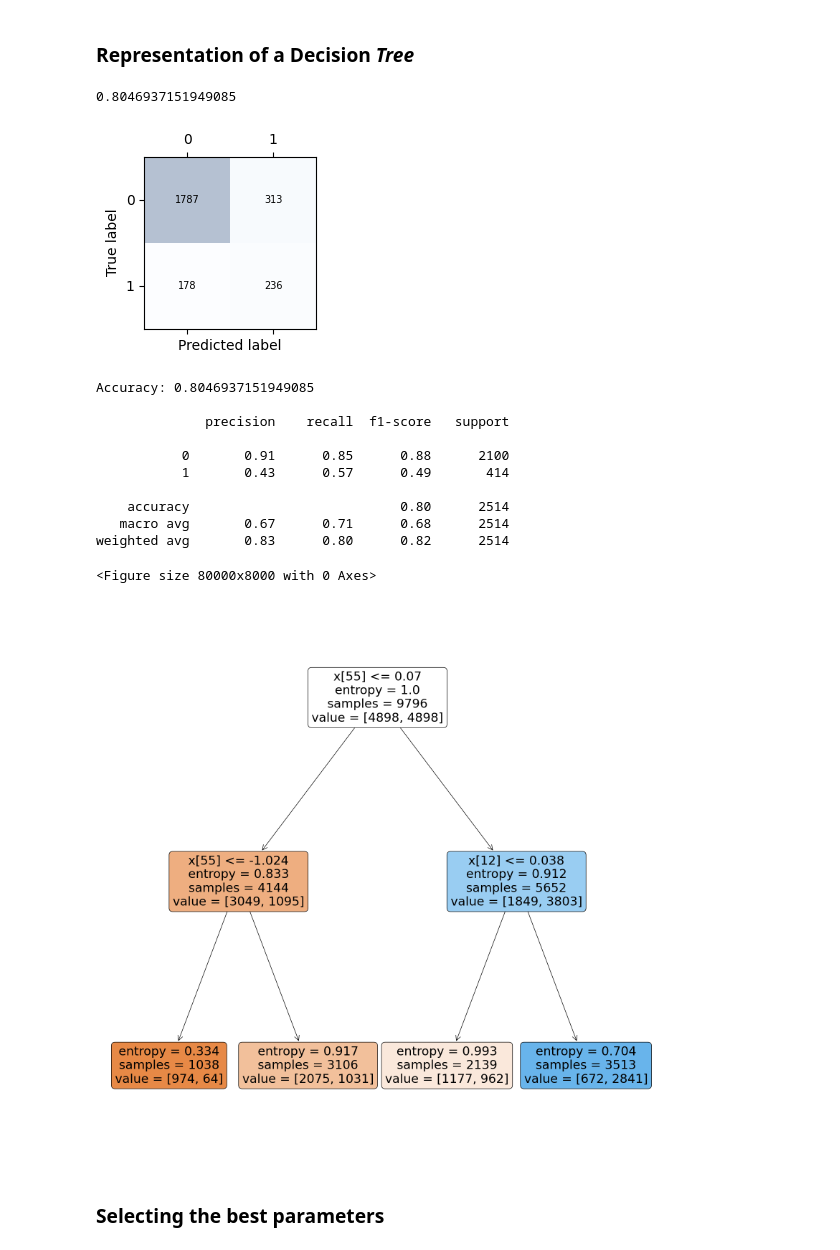
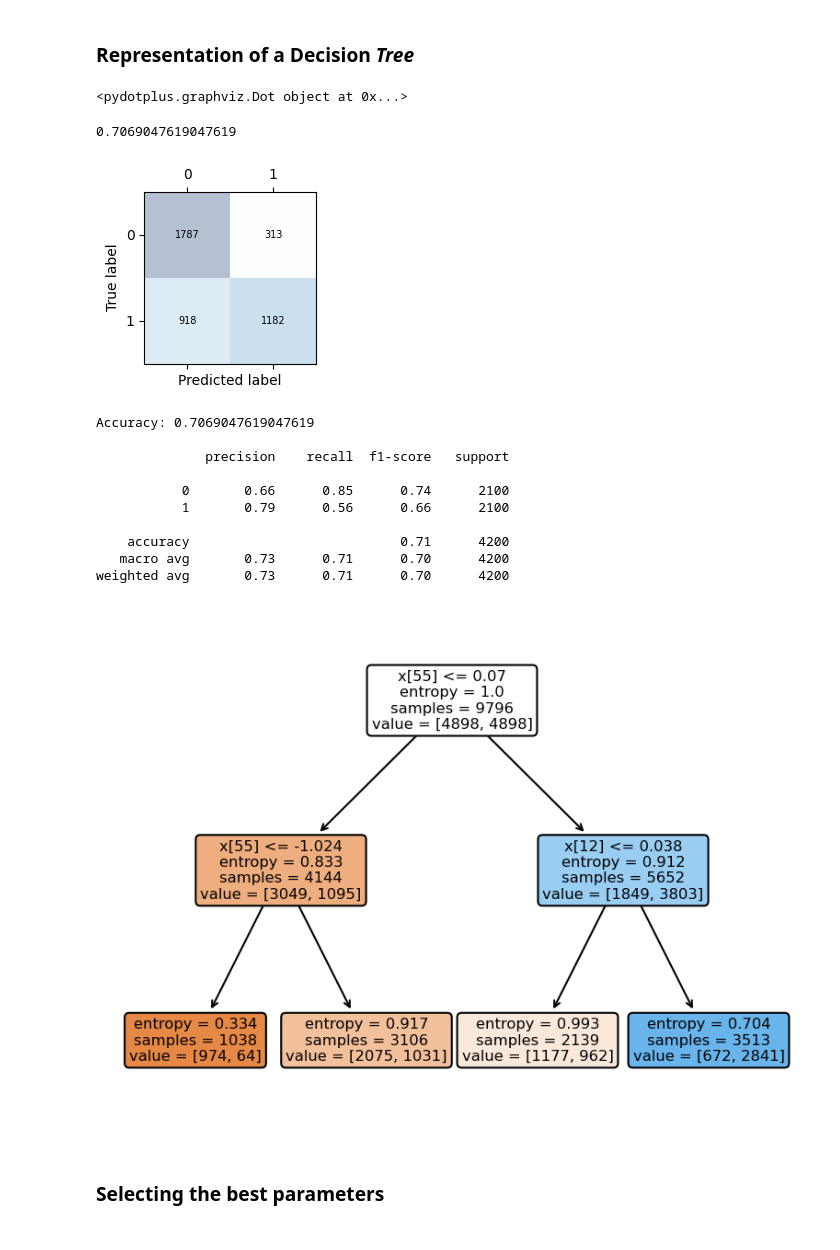
Before and after one commit to Lvago/MD_D1_3_12, a Jupyter notebook: Projecte2/Decision_trees.ipynb, the cells around one changed output. Drawn from its saved outputs; the diff is of its cells as text; code cells hidden in the pictures.

Commit message:
Finish decision tree

```diff
--- a/Projecte2/Decision_trees.ipynb
+++ b/Projecte2/Decision_trees.ipynb
@@ -77,15 +84,17 @@ X_test = scaler.transform(X_test)
 # %% [markdown]
 ### Balance dataset
 # %%
-# Assuming X_train and y_train are your training data
+#Balance the dataset
+
 ros = RandomOverSampler(random_state=42)
-X_resampled, y_resampled = ros.fit_resample(X_train, y_train)
+X_train_resampled, y_train_resampled = ros.fit_resample(X_train, y_train)
+X_test_resampled, y_test_resampled = ros.fit_resample(X_test, y_test)
 
 # Train your model using the balanced dataset
 clf = GaussianNB()
-clf.fit(X_resampled, y_resampled)
+clf.fit(X_train_resampled, y_train_resampled)
 
 # Make predictions
-y_pred = clf.predict(X_test)
+y_pred = clf.predict(X_test_resampled)
 
-print('Classification Report:\n', classification_report(y_test, y_pred))
+#print('Classification Report:\n', classification_report(y_test_resampled, y_pred))
@@ -256,45 +267,76 @@ Accuracy: 1.0
 # %% [markdown]
 ### Representation of a Decision *Tree*
+# %%
+import pydotplus
+from sklearn.datasets import load_iris
+from sklearn import tree
+import collections
+
+
+dot_data = tree.export_graphviz(clf,
+                                out_file=None,
+                                filled=True,
+                                rounded=True)
+graph = pydotplus.graph_from_dot_data(dot_data)
+
+colors = ('brown', 'forestgreen','blue')
+edges = collections.defaultdict(list)
+
+for edge in graph.get_edge_list():
+    edges[edge.get_source()].append(int(edge.get_destination()))
+
+for edge in edges:
+    edges[edge].sort()
+    for i in range(2):
+        dest = graph.get_node(str(edges[edge][i]))[0]
+        dest.set_fillcolor(colors[i])
+
+print(graph)
+# %% [output]
+<pydotplus.graphviz.Dot object at 0x...>
 # %%
+X_train = X_train_resampled
+y_train = y_train_resampled
+X_test = X_test_resampled
+y_test = y_test_resampled
+
 clf = DecisionTreeClassifier(
     criterion = "entropy",
     min_samples_split = 4,
     min_impurity_decrease = 0.02
 )
 clf = clf.fit(X_train, y_train)
 prediction = clf.predict(X_test)
 
 # Obtain accuracy score of learned classifier on test data
 print(clf.score(X_test, y_test))
 
 confmat = sklearn.metrics.confusion_matrix(y_test, prediction)
 prettyConfusionMatrix(confmat)
 
 print(f"\nAccuracy: {accuracy_score(y_test, prediction)}\n")
 
 print(classification_report(y_test, prediction))
 epsilon = accuracy_score(y_test, prediction)
 
 fig = plt.gcf()
-fig.set_size_inches(800, 80)
-plt.figure(figsize=(20,20))
-plot_tree(clf, filled=True,rounded=True)
-#fig.savefig('tree.png')
+fig.set_dpi(150)
+tree.plot_tree(clf, filled=True,rounded=True)
+fig.savefig('tree.png')
 plt.show()
 # %% [output]
-0.8046937151949085
+0.7069047619047619
-[figure, old version]
+[figure, new version]
-Accuracy: 0.8046937151949085
+Accuracy: 0.7069047619047619
 
               precision    recall  f1-score   support
 
-           0       0.91      0.85      0.88      2100
-           1       0.43      0.57      0.49       414
+           0       0.66      0.85      0.74      2100
+           1       0.79      0.56      0.66      2100
 
-    accuracy                           0.80      2514
-   macro avg       0.67      0.71      0.68      2514
-weighted avg       0.83      0.80      0.82      2514
+    accuracy                           0.71      4200
+   macro avg       0.73      0.71      0.70      4200
+weighted avg       0.73      0.71      0.70      4200
-<Figure size 80000x8000 with 0 Axes>
-[figure, old version]
+[figure, new version]
 # %% [markdown]
 ### Selecting the best parameters
```
Also changed, not shown: parts of 12 cells of this notebook, 1 other file.
